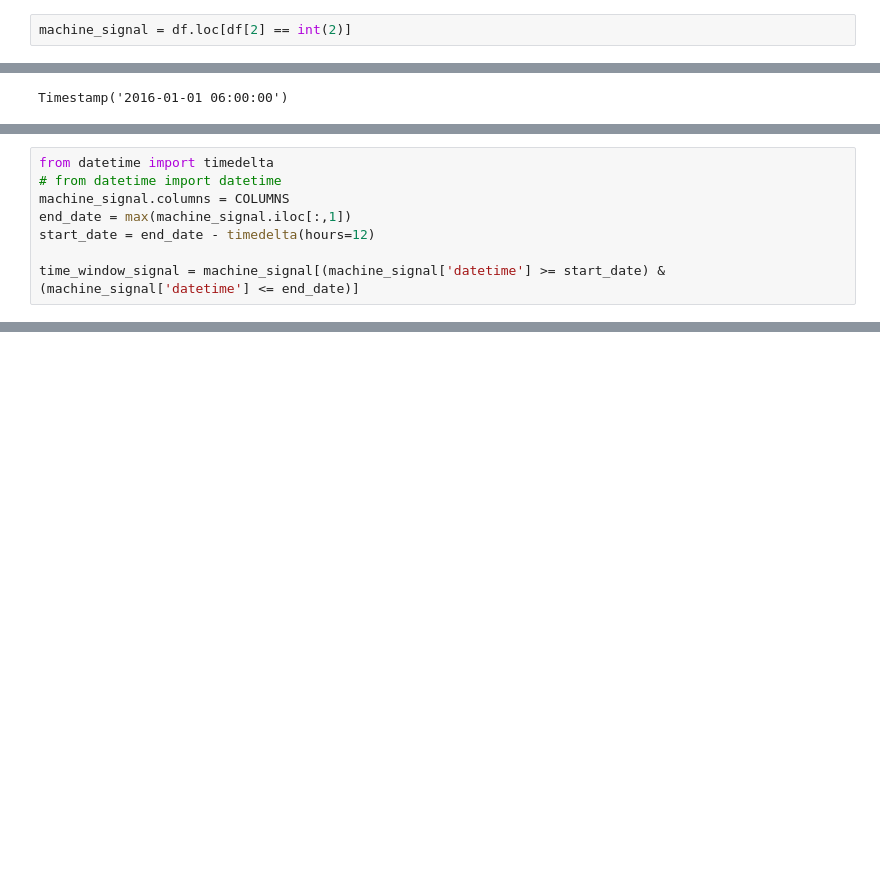
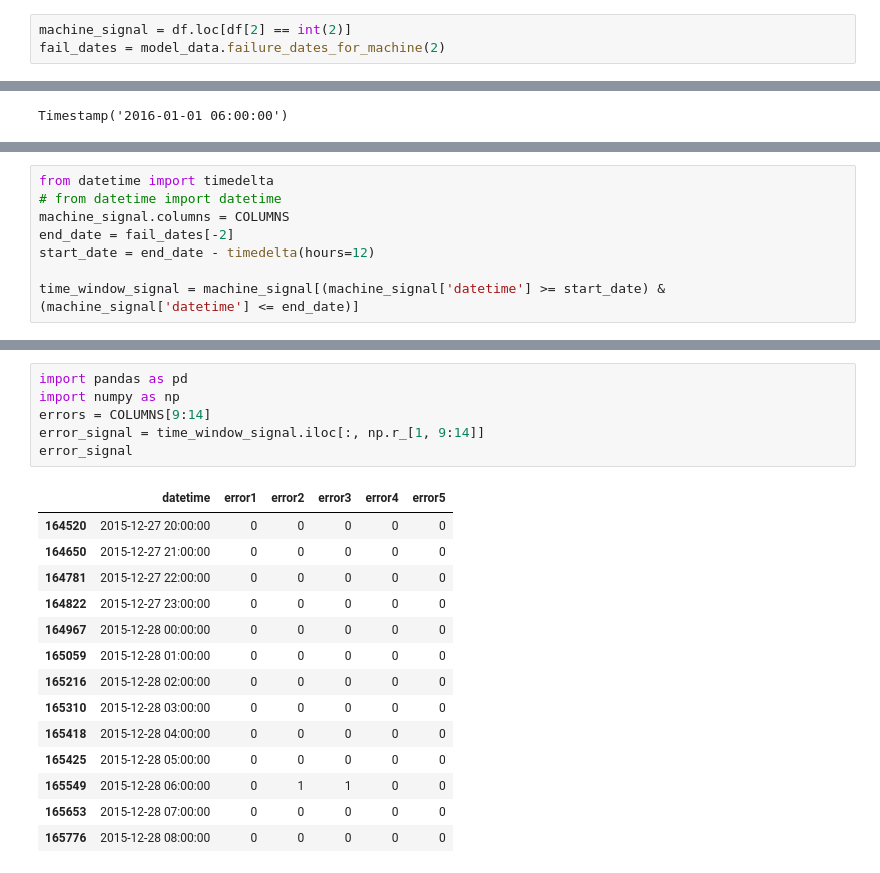
Before and after one commit to stevenjlm/streamlit-pen, a Jupyter notebook: viz.ipynb, the cells around one changed output, grey strips where cells are left out. Cells and saved outputs as stored; diff of their text form; blank space fills up the shorter version.

```diff
--- a/viz.ipynb
+++ b/viz.ipynb
@@ -40,6 +33,7 @@ df.describe()
 8 rows × 30 columns
 # %%
 machine_signal = df.loc[df[2] == int(2)]
+fail_dates = model_data.failure_dates_for_machine(2)
 # %%
 max(machine_signal.iloc[:,1])
 # %% [output]
@@ -52,7 +46,7 @@ Timestamp('2015-10-20 07:00:00')
 from datetime import timedelta
 # from datetime import datetime
 machine_signal.columns = COLUMNS
-end_date = max(machine_signal.iloc[:,1])
+end_date = fail_dates[-2]
 start_date = end_date - timedelta(hours=12)
 
 time_window_signal = machine_signal[(machine_signal['datetime'] >= start_date) & (machine_signal['datetime'] <= end_date)]
@@ -60,0 +63,21 @@ KeyError: 'datetime'
+# %%
+import pandas as pd
+import numpy as np
+errors = COLUMNS[9:14]
+error_signal = time_window_signal.iloc[:, np.r_[1, 9:14]]
+error_signal
+# %% [output]
+|  | datetime | error1 | error2 | error3 | error4 | error5 |
+| 164520 | 2015-12-27 20:00:00 | 0 | 0 | 0 | 0 | 0 |
+| 164650 | 2015-12-27 21:00:00 | 0 | 0 | 0 | 0 | 0 |
+| 164781 | 2015-12-27 22:00:00 | 0 | 0 | 0 | 0 | 0 |
+| 164822 | 2015-12-27 23:00:00 | 0 | 0 | 0 | 0 | 0 |
+| 164967 | 2015-12-28 00:00:00 | 0 | 0 | 0 | 0 | 0 |
+| 165059 | 2015-12-28 01:00:00 | 0 | 0 | 0 | 0 | 0 |
+| 165216 | 2015-12-28 02:00:00 | 0 | 0 | 0 | 0 | 0 |
+| 165310 | 2015-12-28 03:00:00 | 0 | 0 | 0 | 0 | 0 |
+| 165418 | 2015-12-28 04:00:00 | 0 | 0 | 0 | 0 | 0 |
+| 165425 | 2015-12-28 05:00:00 | 0 | 0 | 0 | 0 | 0 |
+| 165549 | 2015-12-28 06:00:00 | 0 | 1 | 1 | 0 | 0 |
+| 165653 | 2015-12-28 07:00:00 | 0 | 0 | 0 | 0 | 0 |
+| 165776 | 2015-12-28 08:00:00 | 0 | 0 | 0 | 0 | 0 |
```
Also changed, not shown: parts of 20 cells of this notebook, 5 other files.
